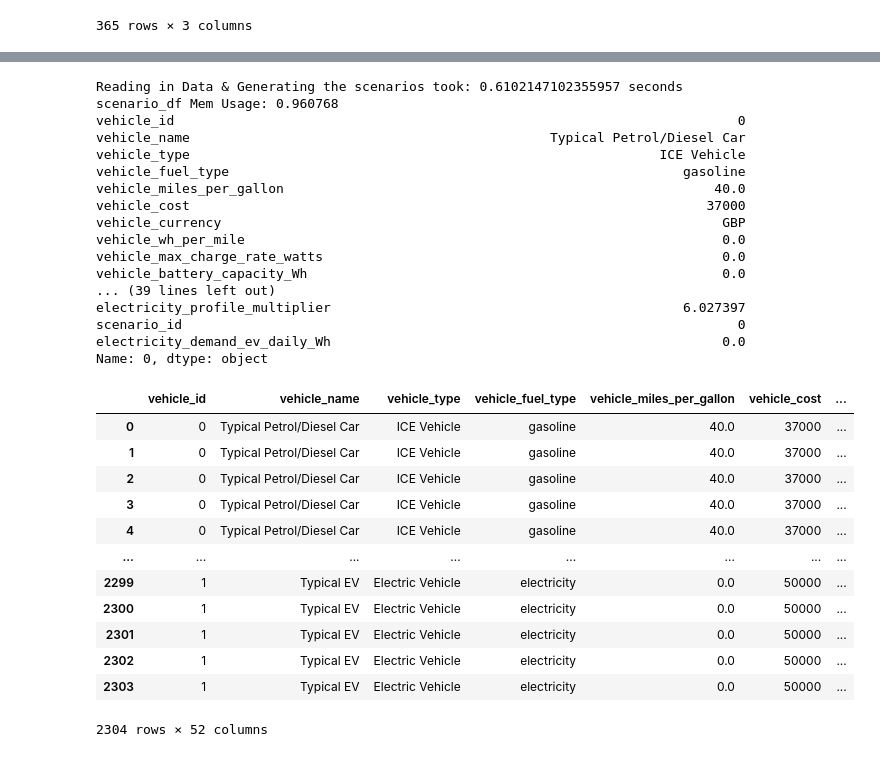
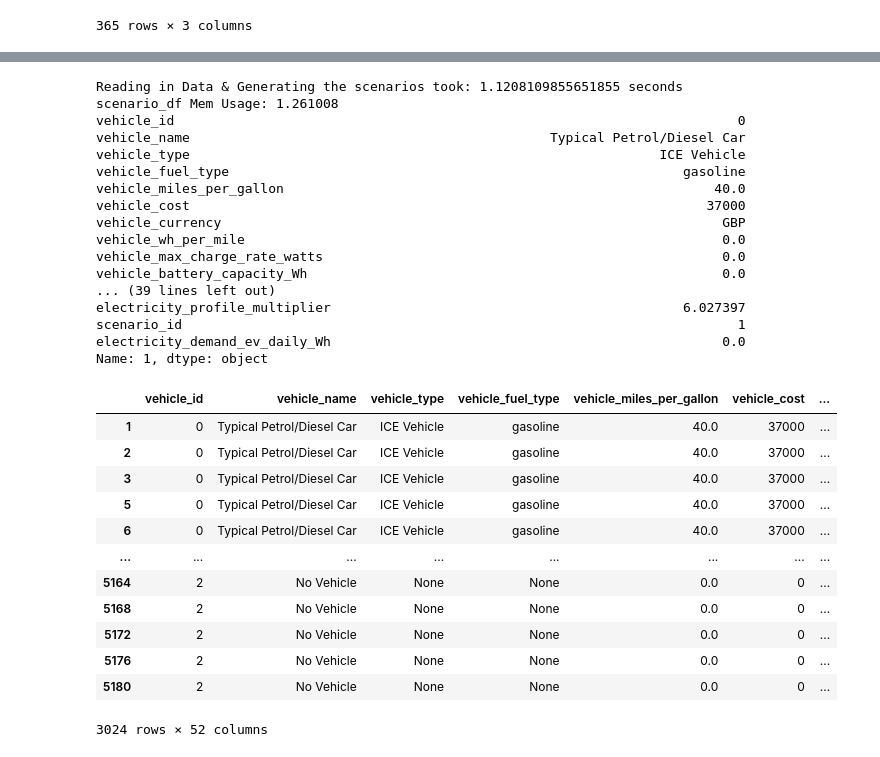
Before and after one commit to bluedotthinking/domestic-energy-bill-reduction-app, a Jupyter notebook: scenario_simulation.ipynb, the cells around one changed output, grey strips where cells are left out. Saved outputs shown, nothing was run; the diff lists cells and outputs as text; code cells hidden in the pictures.

```diff
--- a/scenario_simulation.ipynb
+++ b/scenario_simulation.ipynb
@@ -390,46 +391,56 @@ scenario_df.drop(labels=['electricity_demand_normalised','heating_system_coeffic
 
 scenario_df['scenario_id'] = [n for n in range(len(scenario_df.index))]
 
 
 scenario_df['electricity_demand_ev_daily_Wh'] = scenario_df['daily_miles_driven']*scenario_df['vehicle_wh_per_mile']
 
 
+
+retain_scenario_cond = (((scenario_df['vehicle_name'] != 'No Vehicle') & (scenario_df['daily_miles_driven'] > 0.))
+                        |
+                        ((scenario_df['vehicle_name'] == 'No Vehicle') & (scenario_df['daily_miles_driven'] == 0.))
+                       )
+
+scenario_df = scenario_df.loc[retain_scenario_cond]
+
 print ('Reading in Data & Generating the scenarios took:',time.time()-ttt,'seconds')
 print ('scenario_df Mem Usage:',scenario_df.memory_usage().sum()/1e6)
 print (scenario_df.iloc[0])
 
 # non_gas_heating_cond = (scenario_df['heating_system_fuel_type']!='gas')
 # scenario_df = scenario_df
 
+scenario_df.to_csv('scenarios_df.csv',index=False)
+
 scenario_df
 # %% [output]
-Reading in Data & Generating the scenarios took: 0.6102147102355957 seconds
-scenario_df Mem Usage: 0.960768
+Reading in Data & Generating the scenarios took: 1.1208109855651855 seconds
+scenario_df Mem Usage: 1.261008
 vehicle_id                                                                        0
 vehicle_name                                              Typical Petrol/Diesel Car
 vehicle_type                                                            ICE Vehicle
 vehicle_fuel_type                                                          gasoline
 vehicle_miles_per_gallon                                                       40.0
 vehicle_cost                                                                  37000
 vehicle_currency                                                                GBP
 vehicle_wh_per_mile                                                             0.0
 vehicle_max_charge_rate_watts                                                   0.0
 vehicle_battery_capacity_Wh                                                     0.0
 ... (39 lines left out)
 electricity_profile_multiplier                                             6.027397
-scenario_id                                                                       0
+scenario_id                                                                       1
 electricity_demand_ev_daily_Wh                                                  0.0
-Name: 0, dtype: object
+Name: 1, dtype: object
 |  | vehicle_id | vehicle_name | vehicle_type | vehicle_fuel_type | vehicle_miles_per_gallon | vehicle_cost | ... |
-| 0 | 0 | Typical Petrol/Diesel Car | ICE Vehicle | gasoline | 40.0 | 37000 | ... |
 | 1 | 0 | Typical Petrol/Diesel Car | ICE Vehicle | gasoline | 40.0 | 37000 | ... |
 | 2 | 0 | Typical Petrol/Diesel Car | ICE Vehicle | gasoline | 40.0 | 37000 | ... |
 | 3 | 0 | Typical Petrol/Diesel Car | ICE Vehicle | gasoline | 40.0 | 37000 | ... |
-| 4 | 0 | Typical Petrol/Diesel Car | ICE Vehicle | gasoline | 40.0 | 37000 | ... |
+| 5 | 0 | Typical Petrol/Diesel Car | ICE Vehicle | gasoline | 40.0 | 37000 | ... |
+| 6 | 0 | Typical Petrol/Diesel Car | ICE Vehicle | gasoline | 40.0 | 37000 | ... |
 | ... | ... | ... | ... | ... | ... | ... | ... |
-| 2299 | 1 | Typical EV | Electric Vehicle | electricity | 0.0 | 50000 | ... |
-| 2300 | 1 | Typical EV | Electric Vehicle | electricity | 0.0 | 50000 | ... |
-| 2301 | 1 | Typical EV | Electric Vehicle | electricity | 0.0 | 50000 | ... |
-| 2302 | 1 | Typical EV | Electric Vehicle | electricity | 0.0 | 50000 | ... |
-| 2303 | 1 | Typical EV | Electric Vehicle | electricity | 0.0 | 50000 | ... |
+| 5164 | 2 | No Vehicle | None | None | 0.0 | 0 | ... |
+| 5168 | 2 | No Vehicle | None | None | 0.0 | 0 | ... |
+| 5172 | 2 | No Vehicle | None | None | 0.0 | 0 | ... |
+| 5176 | 2 | No Vehicle | None | None | 0.0 | 0 | ... |
+| 5180 | 2 | No Vehicle | None | None | 0.0 | 0 | ... |
-2304 rows × 52 columns
+3024 rows × 52 columns
```
Also changed, not shown: parts of 11 cells of this notebook, 5 other files.
